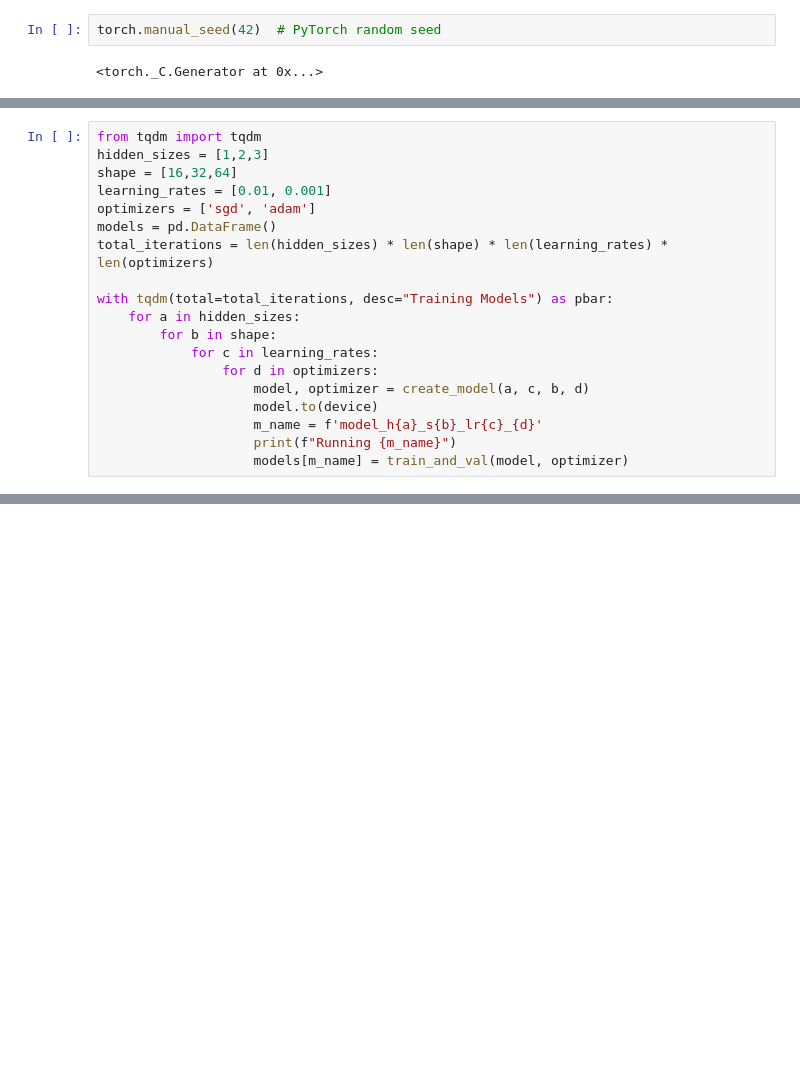
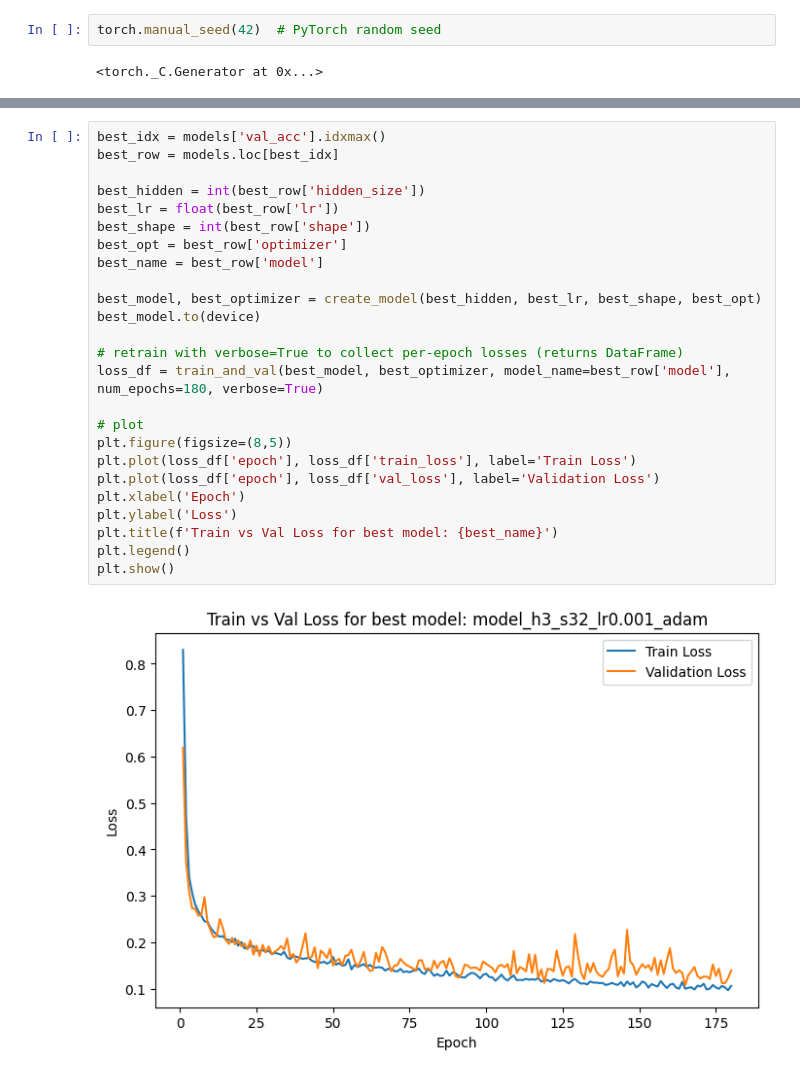
Before and after one commit to Calebagoha123/ocean_proximity, a Jupyter notebook: prediction_model.ipynb, the cells around one changed output, grey strips where cells are left out. Drawn from its saved outputs; the diff is of its cells as text; blank space fills up the shorter version.

```diff
--- a/prediction_model.ipynb
+++ b/prediction_model.ipynb
@@ -176,19 +169,0 @@ Note: you may need to restart the kernel to use updated packages.
-# %%
-from tqdm import tqdm
-hidden_sizes = [1,2,3]
-shape = [16,32,64]
-learning_rates = [0.01, 0.001]
-optimizers = ['sgd', 'adam']
-models = pd.DataFrame()
-total_iterations = len(hidden_sizes) * len(shape) * len(learning_rates) * len(optimizers)
-
-with tqdm(total=total_iterations, desc="Training Models") as pbar:
-    for a in hidden_sizes:
-        for b in shape:
-            for c in learning_rates:
-                for d in optimizers:
-                    model, optimizer = create_model(a, c, b, d)
-                    model.to(device)
-                    m_name = f'model_h{a}_s{b}_lr{c}_{d}'
-                    print(f"Running {m_name}")
-                    models[m_name] = train_and_val(model, optimizer)
@@ -212,0 +200,27 @@ Running model_h1_s64_lr0.001_sgd
+# %%
+best_idx = models['val_acc'].idxmax()
+best_row = models.loc[best_idx]
+
+best_hidden = int(best_row['hidden_size'])
+best_lr = float(best_row['lr'])
+best_shape = int(best_row['shape'])
+best_opt = best_row['optimizer']
+best_name = best_row['model']
+
+best_model, best_optimizer = create_model(best_hidden, best_lr, best_shape, best_opt)
+best_model.to(device)
+
+# retrain with verbose=True to collect per-epoch losses (returns DataFrame)
+loss_df = train_and_val(best_model, best_optimizer, model_name=best_row['model'], num_epochs=180, verbose=True)
+
+# plot
+plt.figure(figsize=(8,5))
+plt.plot(loss_df['epoch'], loss_df['train_loss'], label='Train Loss')
+plt.plot(loss_df['epoch'], loss_df['val_loss'], label='Validation Loss')
+plt.xlabel('Epoch')
+plt.ylabel('Loss')
+plt.title(f'Train vs Val Loss for best model: {best_name}')
+plt.legend()
+plt.show()
+# %% [output]
+[figure, added]
```
Also changed, not shown: parts of 9 cells of this notebook, 1 other file.
